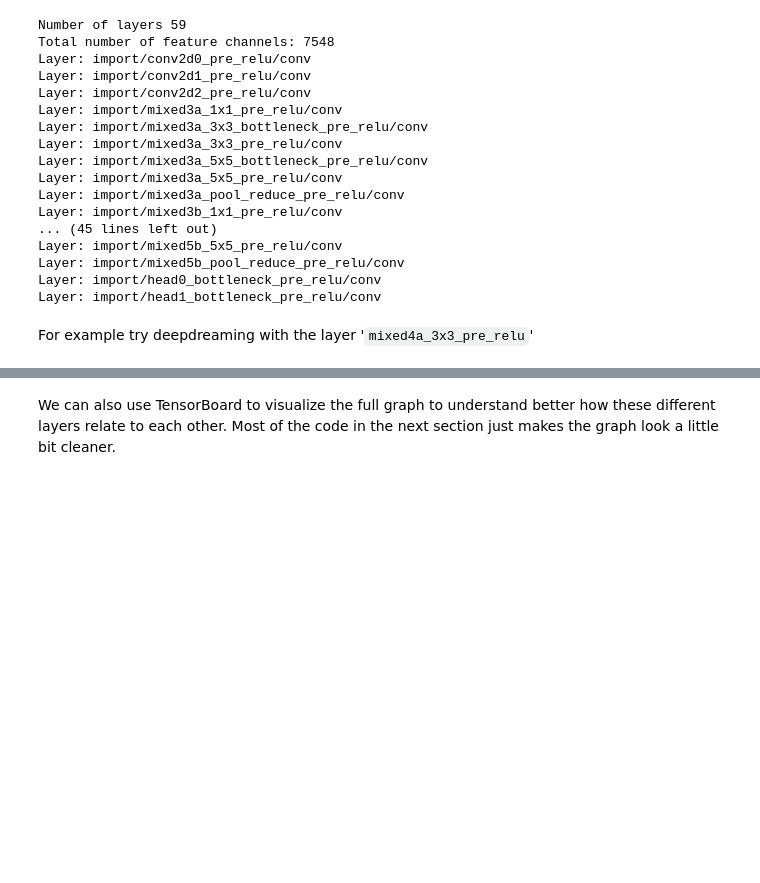
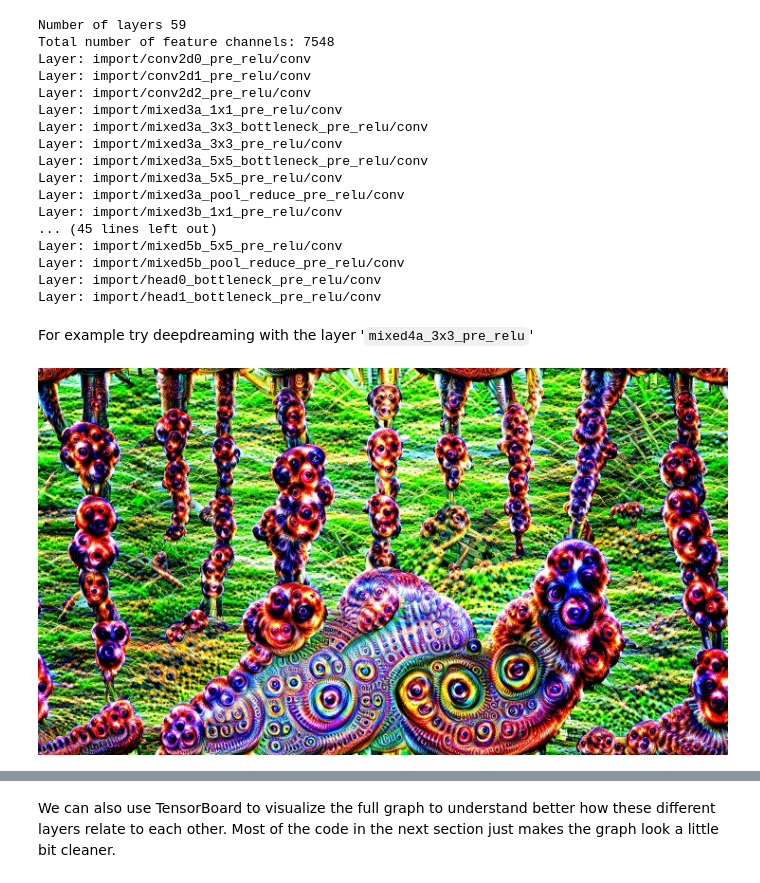
Before and after one commit to elhamkashi/DSPS_EKashi, a Jupyter notebook: HW10/Task1/deepdream.ipynb, the cells around one changed output, grey strips where cells are left out. Cells and saved outputs as stored; diff of their text form; code cells hidden in the pictures; blank space fills up the shorter version.

```diff
--- a/HW10/Task1/deepdream.ipynb
+++ b/HW10/Task1/deepdream.ipynb
@@ -331,6 +342,11 @@ Layer: import/head0_bottleneck_pre_relu/conv
 Layer: import/head1_bottleneck_pre_relu/conv
 # %% [markdown]
 For example try deepdreaming with the layer '`mixed4a_3x3_pre_relu`'
+# %%
+layer = "mixed4a_3x3_pre_relu"
+final = render_deepdream(tf.square(T(layer)), img1)
+# %% [output]
+[figure, added]
 # %%
 layer = "mixed5b_pool_reduce_pre_relu"
 final = render_deepdream(tf.square(T(layer)), img1)
```
Also changed, not shown: parts of 9 cells of this notebook.
